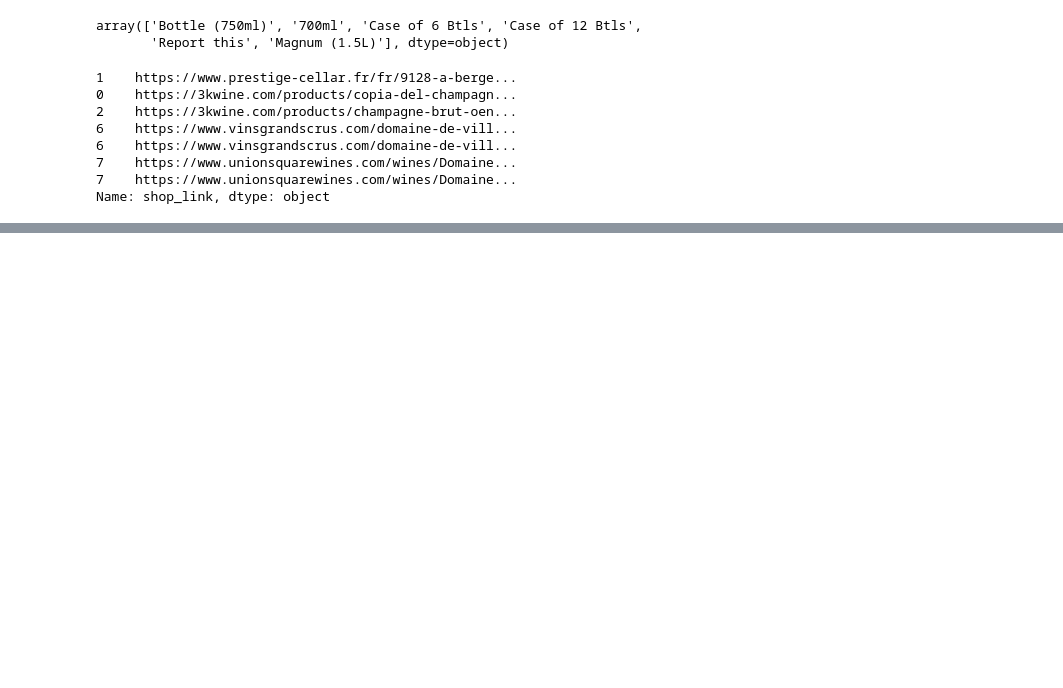
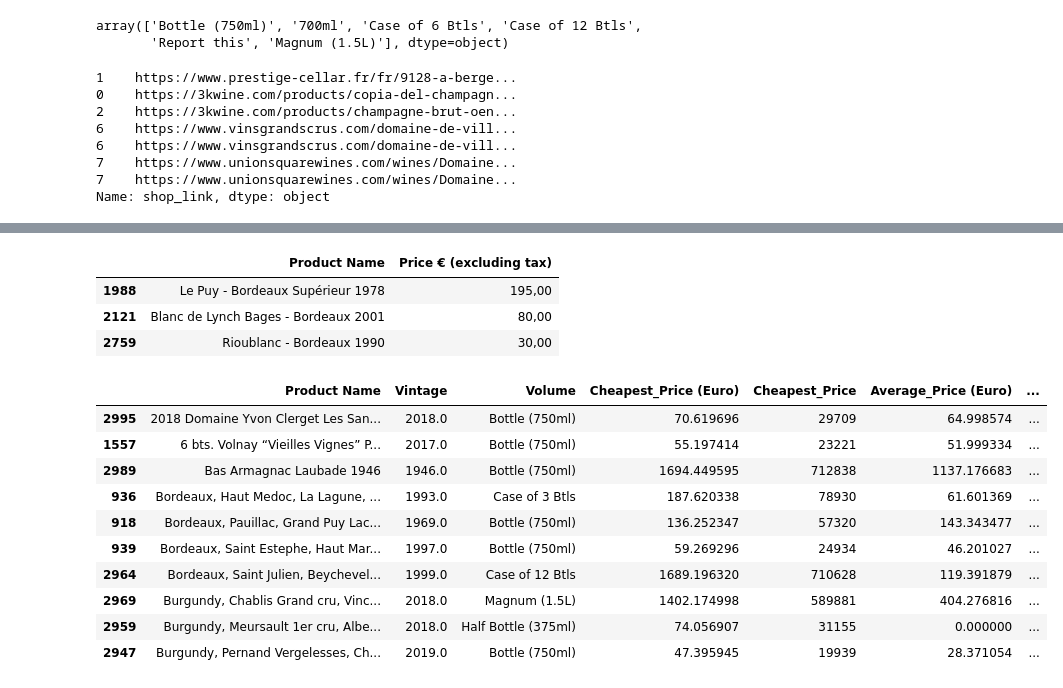
Before and after one commit to deelight-del/Rough_Web_Scraping, a Jupyter notebook: Untitled.ipynb, the cells around one changed output, grey strips where cells are left out. Cells and saved outputs as stored; diff of their text form; code cells hidden in the pictures; blank space fills up the shorter version.

```diff
--- a/Untitled.ipynb
+++ b/Untitled.ipynb
@@ -569,0 +655,21 @@ yyy
+# %%
+source_wine[source_wine["Product Name"].str.contains("Bordeaux")]
+# %% [output]
+|  | Product Name | Price € (excluding tax) |
+| 1988 | Le Puy - Bordeaux Supérieur 1978 | 195,00 |
+| 2121 | Blanc de Lynch Bages - Bordeaux 2001 | 80,00 |
+| 2759 | Rioublanc - Bordeaux 1990 | 30,00 |
+# %%
+all_wine.sort_values("Product Name")[5:].head(10)
+# %% [output]
+|  | Product Name | Vintage | Volume | Cheapest_Price (Euro) | Cheapest_Price | Average_Price (Euro) | ... |
+| 2995 | 2018 Domaine Yvon Clerget Les San... | 2018.0 | Bottle (750ml) | 70.619696 | 29709 | 64.998574 | ... |
+| 1557 | 6 bts. Volnay “Vieilles Vignes” P... | 2017.0 | Bottle (750ml) | 55.197414 | 23221 | 51.999334 | ... |
+| 2989 | Bas Armagnac Laubade 1946 | 1946.0 | Bottle (750ml) | 1694.449595 | 712838 | 1137.176683 | ... |
+| 936 | Bordeaux, Haut Medoc, La Lagune, ... | 1993.0 | Case of 3 Btls | 187.620338 | 78930 | 61.601369 | ... |
+| 918 | Bordeaux, Pauillac, Grand Puy Lac... | 1969.0 | Bottle (750ml) | 136.252347 | 57320 | 143.343477 | ... |
+| 939 | Bordeaux, Saint Estephe, Haut Mar... | 1997.0 | Bottle (750ml) | 59.269296 | 24934 | 46.201027 | ... |
+| 2964 | Bordeaux, Saint Julien, Beychevel... | 1999.0 | Case of 12 Btls | 1689.196320 | 710628 | 119.391879 | ... |
+| 2969 | Burgundy, Chablis Grand cru, Vinc... | 2018.0 | Magnum (1.5L) | 1402.174998 | 589881 | 404.276816 | ... |
+| 2959 | Burgundy, Meursault 1er cru, Albe... | 2018.0 | Half Bottle (375ml) | 74.056907 | 31155 | 0.000000 | ... |
+| 2947 | Burgundy, Pernand Vergelesses, Ch... | 2019.0 | Bottle (750ml) | 47.395945 | 19939 | 28.371054 | ... |
```
Also changed, not shown: parts of 22 cells of this notebook, 2 other files.
